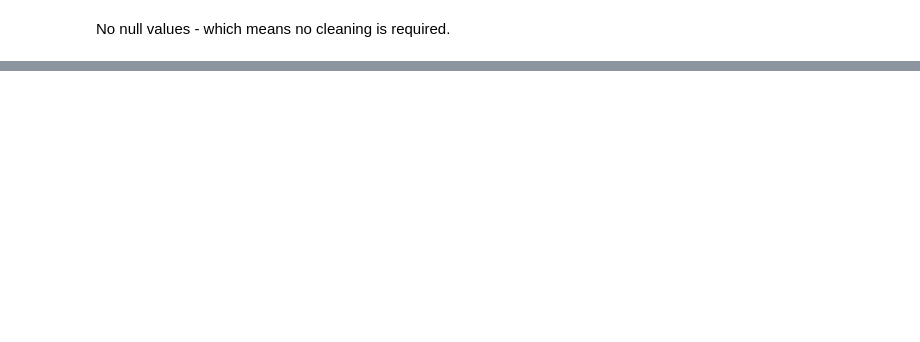
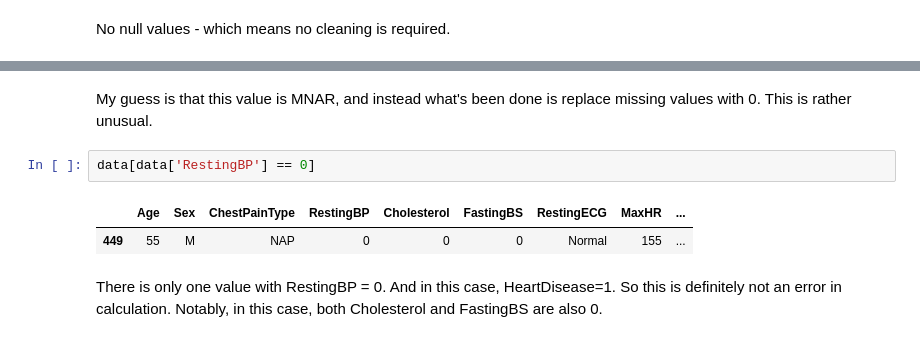
Before and after one commit to samyamaryal/Heart-Disease-Prediction, a Jupyter notebook: code/analysis.ipynb, the cells around one changed output, grey strips where cells are left out. Drawn from its saved outputs; the diff is of its cells as text; blank space fills up the shorter version.

```diff
--- a/code/analysis.ipynb
+++ b/code/analysis.ipynb
@@ -91,0 +169,9 @@ plt.show()
+# %% [markdown]
+My guess is that this value is MNAR, and instead what's been done is replace missing values with 0. This is rather unusual.
+# %%
+data[data['RestingBP'] == 0]
+# %% [output]
+|  | Age | Sex | ChestPainType | RestingBP | Cholesterol | FastingBS | RestingECG | MaxHR | ... |
+| 449 | 55 | M | NAP | 0 | 0 | 0 | Normal | 155 | ... |
+# %% [markdown]
+There is only one value with RestingBP = 0. And in this case, HeartDisease=1. So this is definitely not an error in calculation. Notably, in this case, both Cholesterol and FastingBS are also 0.
```
Also changed, not shown: parts of 13 cells of this notebook, 2 other files.
